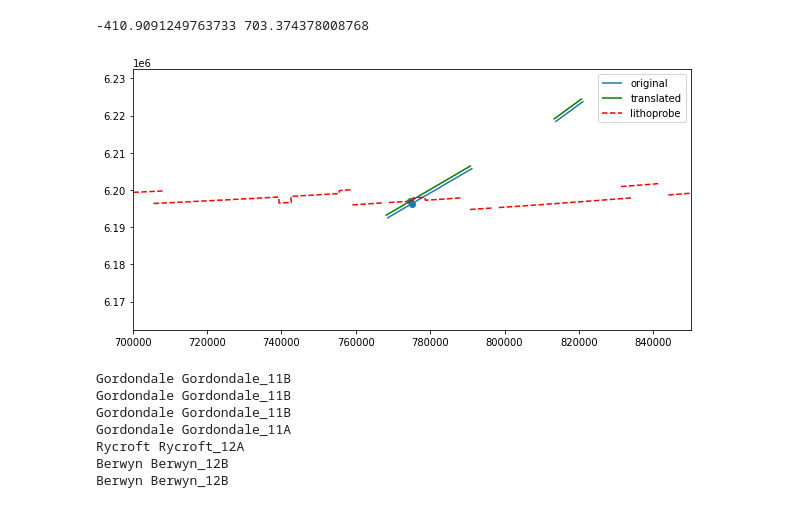
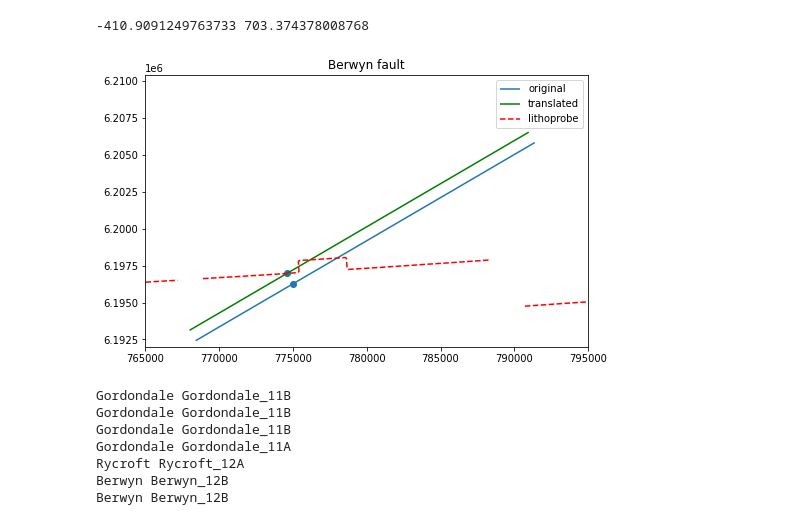
Before and after one commit to pauwoz/geospatial_analysis, a Jupyter notebook: notebooks/shapefiles_operations/shapefile_operations.ipynb, the cells around one changed output. Drawn from its saved outputs; the diff is of its cells as text; code cells hidden in the pictures.

```diff
--- a/notebooks/shapefiles_operations/shapefile_operations.ipynb
+++ b/notebooks/shapefiles_operations/shapefile_operations.ipynb
@@ -131,18 +135,23 @@ lithoprobe = gpd.read_file("data/lithoprobe.geojson")
 lithoprobe = lithoprobe.to_crs(26910)
 # %%
 
-fig, ax = plt.subplots(figsize=(10,10))
+fig, ax = plt.subplots(figsize=(10,5))
 
 berwyn_faults.plot(ax=ax,label='original')
 berwyn_faults_shifted.plot(ax=ax,color='g', label='translated')
 lithoprobe.plot(ax=ax, color='r', linestyle='dashed', label='lithoprobe')
 
 ax.set_ylim(6162413.644, 6232413.644)
 ax.set_xlim(700000, 850000)
+
+ax.set_ylim(6192000.644, 6210413.644)
+ax.set_xlim(765000, 795000)
+ax.set_title(berwyn_faults["Fault_name"].iloc[0] + " fault")
+
 ax.scatter(xs, ys)
 ax.legend();
 # %% [output]
-[figure, old version]
+[figure, new version]
 # %%
 # use ready shapefile
 debolt_points = gpd.read_file("data/debolt_intersection_points.shp")
```
Also changed, not shown: parts of 3 cells of this notebook, 10 other files.
